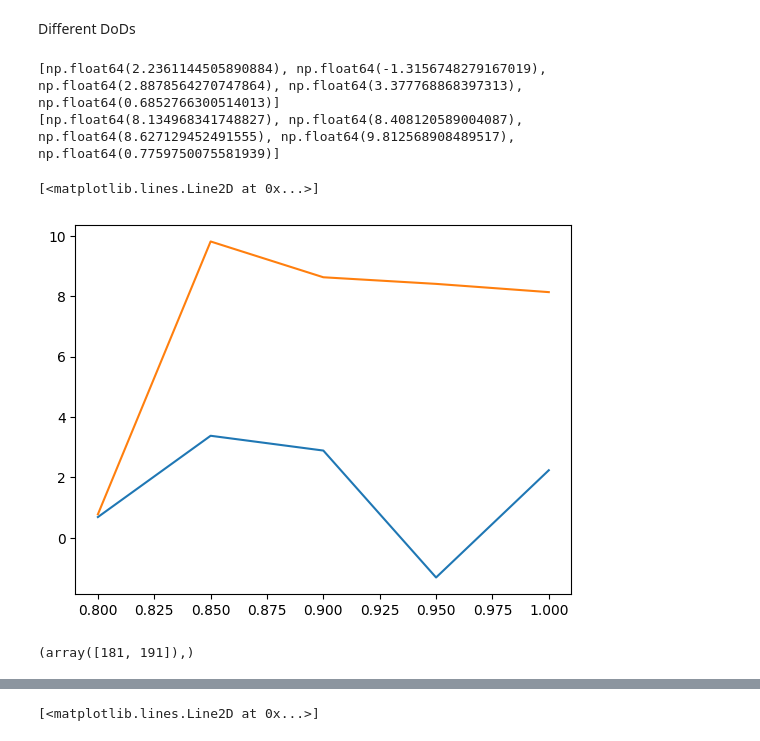
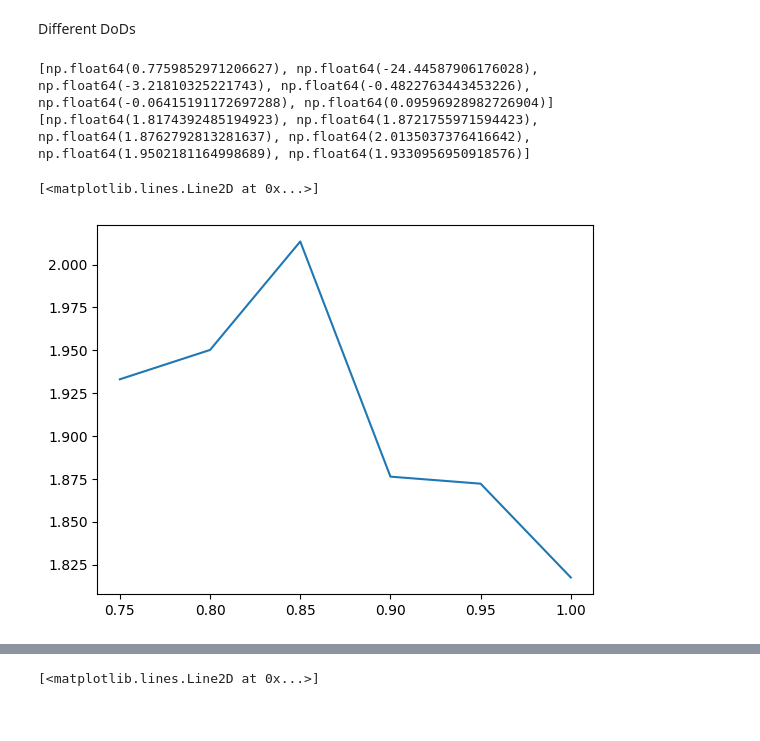
Before and after one commit to Farid-Najar/DynamicQVRP, a Jupyter notebook: results.ipynb, the cells around one changed output, grey strips where cells are left out. Saved outputs shown, nothing was run; the diff lists cells and outputs as text; code cells hidden in the pictures.

```diff
--- a/results.ipynb
+++ b/results.ipynb
@@ -198,7 +266,7 @@ Different DoDs
 # %%
 GreedySL = []
 GreedyRL = []
-x = [1., .95, .9, .85, .8]
+x = [1., .95, .9, .85, .8, .75]
 
 for dod in x:
     with open(f'results/DoD{dod}/res_SL.pkl', "rb") as f: res_SL = pickle.load(f)
@@ -211,16 +279,12 @@ for dod in x:
 print(GreedySL)
 print(GreedyRL)
 # %% [output]
-[np.float64(2.2361144505890884), np.float64(-1.3156748279167019), np.float64(2.8878564270747864), np.float64(3.377768868397313), np.float64(0.6852766300514013)]
-[np.float64(8.134968341748827), np.float64(8.408120589004087), np.float64(8.627129452491555), np.float64(9.812568908489517), np.float64(0.7759750075581939)]
+[np.float64(0.7759852971206627), np.float64(-24.44587906176028), np.float64(-3.21810325221743), np.float64(-0.4822763443453226), np.float64(-0.06415191172697288), np.float64(0.09596928982726904)]
+[np.float64(1.8174392485194923), np.float64(1.8721755971594423), np.float64(1.8762792813281637), np.float64(2.0135037376416642), np.float64(1.9502181164998689), np.float64(1.9330956950918576)]
 # %%
-plt.plot(x, GreedySL)
+# plt.plot(x, GreedySL)
 plt.plot(x, GreedyRL)
 # plt.axis([max(x), min(x), min(GreedySL), max(GreedySL)])
 # %% [output]
 [<matplotlib.lines.Line2D at 0x...>]
-[figure, old version]
+[figure, new version]
-# %%
-np.where(res_MSA["rs"]/res_offline["rs"] > 1)
-# %% [output]
-(array([181, 191]),)
```
Also changed, not shown: parts of 16 cells of this notebook, 32 other files.
